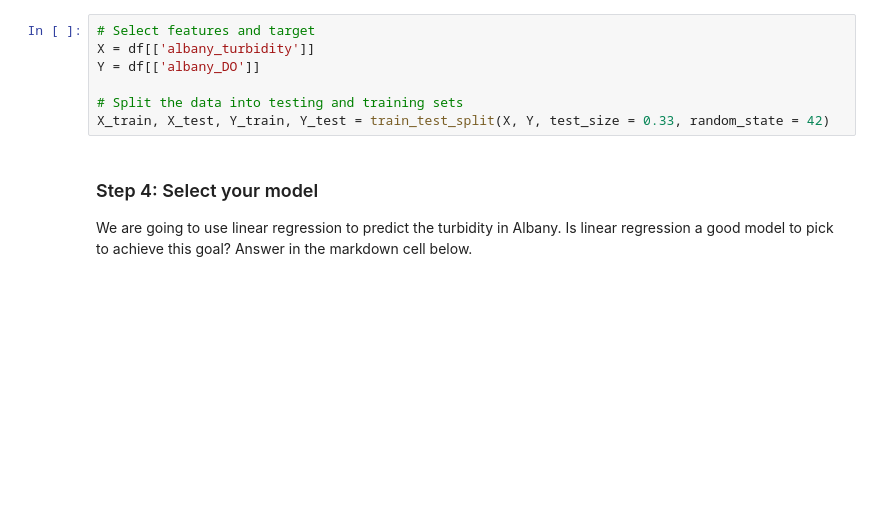
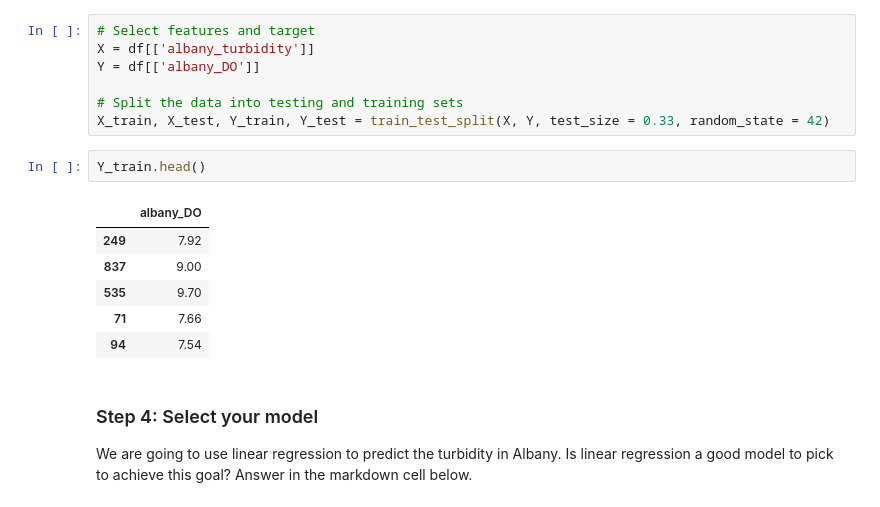
Before and after one commit to ceh58/EDS232-labs, a Jupyter notebook: Week1/Lab1-hurricane.ipynb, the cells around one changed output. Drawn from its saved outputs; the diff is of its cells as text; blank space fills up the shorter version.

```diff
--- a/Week1/Lab1-hurricane.ipynb
+++ b/Week1/Lab1-hurricane.ipynb
@@ -146,6 +146,15 @@ Y = df[['albany_DO']]
 
 # Split the data into testing and training sets
 X_train, X_test, Y_train, Y_test = train_test_split(X, Y, test_size = 0.33, random_state = 42)
+# %%
+Y_train.head()
+# %% [output]
+|  | albany_DO |
+| 249 | 7.92 |
+| 837 | 9.00 |
+| 535 | 9.70 |
+| 71 | 7.66 |
+| 94 | 7.54 |
 # %% [markdown]
 ### Step 4: Select your model
 
```
Also changed, not shown: 1 other file.
